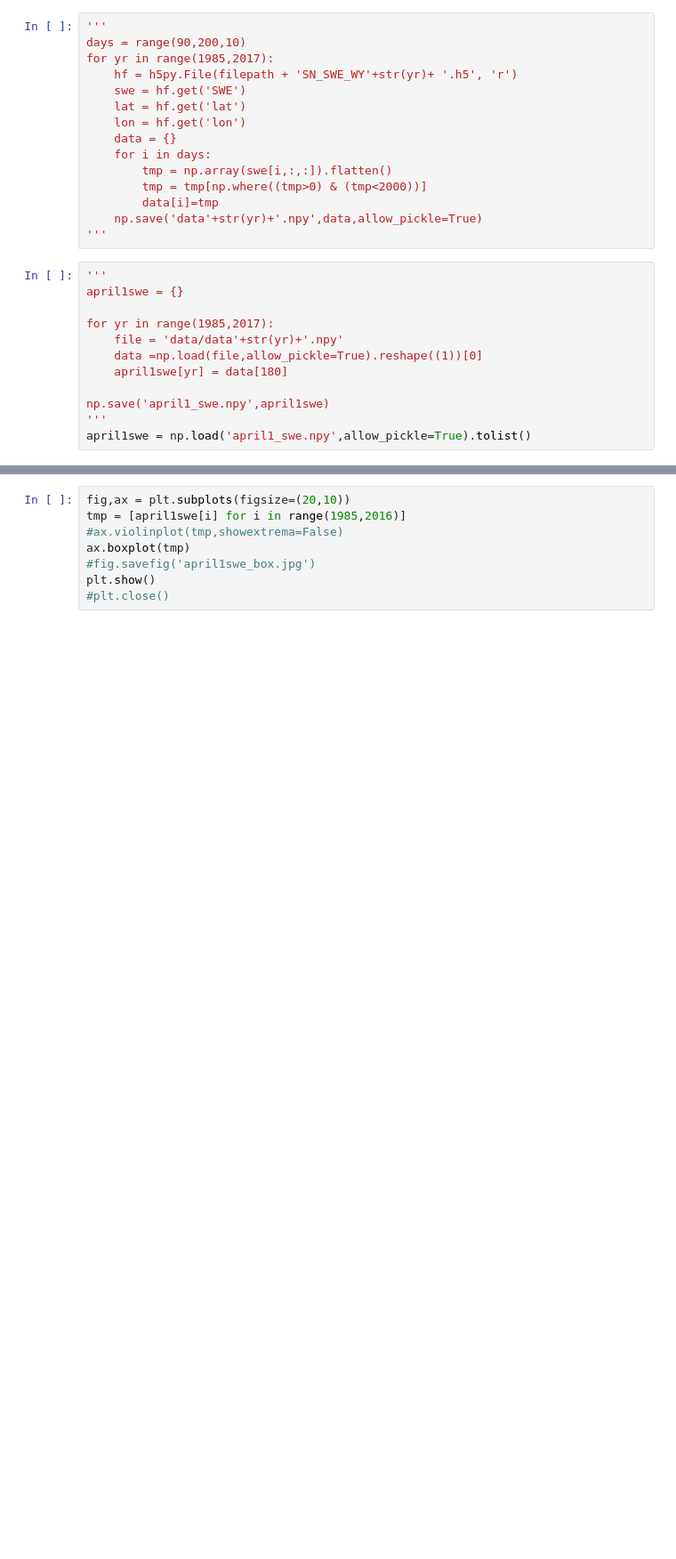
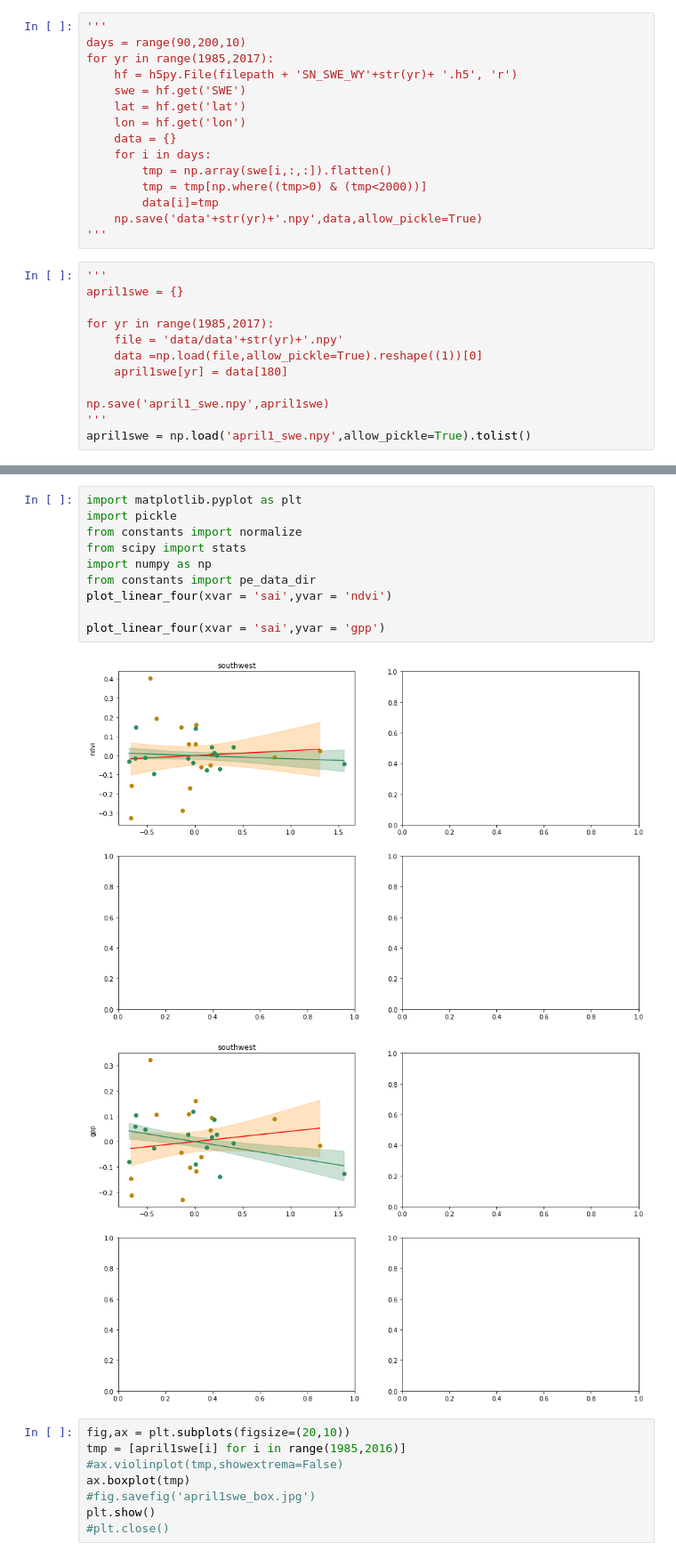
Before and after one commit to mariannecowherd/pe_snow_fires, a Jupyter notebook: scripts/swe_reanalysis.ipynb, the cells around one changed output, grey strips where cells are left out. Shown at 89% size. Cells and saved outputs as stored; diff of their text form; blank space fills up the shorter version.

```diff
--- a/scripts/swe_reanalysis.ipynb
+++ b/scripts/swe_reanalysis.ipynb
@@ -276,3 +348,16 @@ array([349, 323, 492, ...,   1,   1,   1], dtype=int16)
+# %%
+import matplotlib.pyplot as plt
+import pickle
+from constants import normalize
+from scipy import stats
+import numpy as np
+from constants import pe_data_dir
+plot_linear_four(xvar = 'sai',yvar = 'ndvi')
+
+plot_linear_four(xvar = 'sai',yvar = 'gpp')
+# %% [output]
+[figure, added]
+[figure, added]
 # %%
 fig,ax = plt.subplots(figsize=(20,10))
 tmp = [april1swe[i] for i in range(1985,2016)]
```
Also changed, not shown: parts of 5 cells of this notebook.
